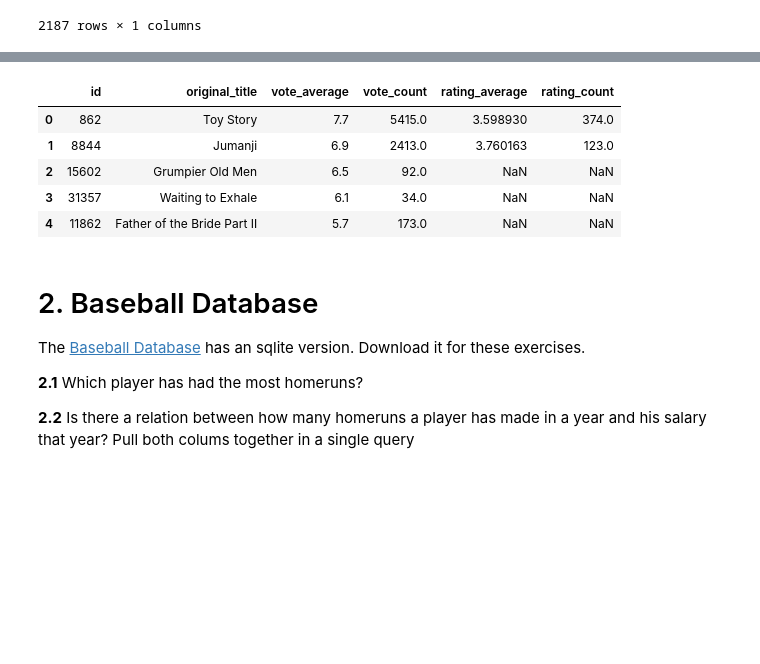
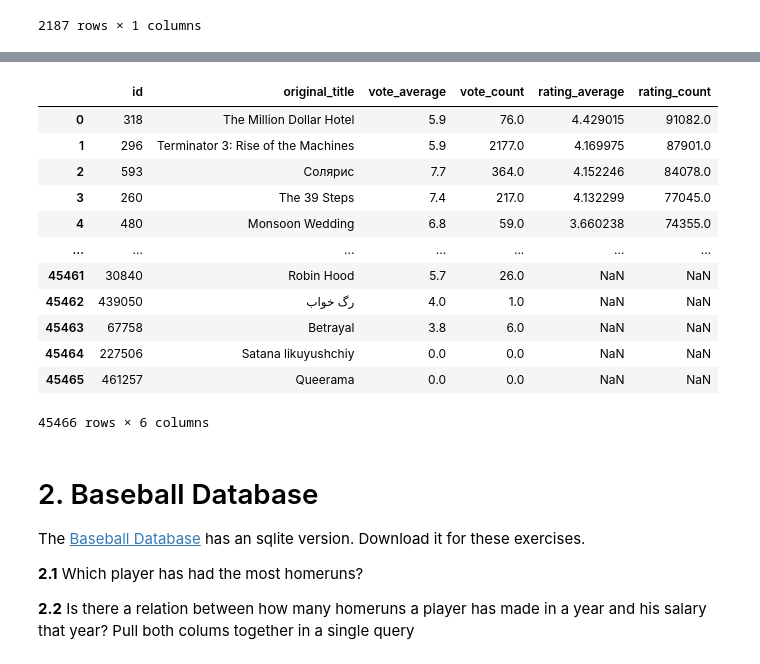
Before and after one commit to cb-ds-1/4-1-sql, a Jupyter notebook: workshop.ipynb, the cells around one changed output, grey strips where cells are left out. Saved outputs shown, nothing was run; the diff lists cells and outputs as text; code cells hidden in the pictures; blank space fills up the shorter version.

```diff
--- a/workshop.ipynb
+++ b/workshop.ipynb
@@ -82,33 +92,40 @@ WHERE original_language = 'en'
 # %%
 # 1.2.3 Left join the average ratings from the `ratings` table onto the `movies_metadata` table
 pd.read_sql("""
 SELECT
     id,
     original_title,
     vote_average,
     vote_count,
     rt.rating_average,
     rt.rating_count
 FROM movies_metadata as mm
 LEFT JOIN (
     SELECT
         --DISTINCT userID,
         movieId,
         AVG(rating) as rating_average,
         COUNT(rating) as rating_count
     FROM ratings
     GROUP BY movieId
 ) as rt
 ON mm.id = rt.movieId
---ORDER BY rating_count DESC
-""", con=conn).head(5)
+ORDER BY rating_count DESC
+""", con=conn)
 # %% [output]
 |  | id | original_title | vote_average | vote_count | rating_average | rating_count |
-| 0 | 862 | Toy Story | 7.7 | 5415.0 | 3.598930 | 374.0 |
-| 1 | 8844 | Jumanji | 6.9 | 2413.0 | 3.760163 | 123.0 |
-| 2 | 15602 | Grumpier Old Men | 6.5 | 92.0 | NaN | NaN |
-| 3 | 31357 | Waiting to Exhale | 6.1 | 34.0 | NaN | NaN |
-| 4 | 11862 | Father of the Bride Part II | 5.7 | 173.0 | NaN | NaN |
+| 0 | 318 | The Million Dollar Hotel | 5.9 | 76.0 | 4.429015 | 91082.0 |
+| 1 | 296 | Terminator 3: Rise of the Machines | 5.9 | 2177.0 | 4.169975 | 87901.0 |
+| 2 | 593 | Солярис | 7.7 | 364.0 | 4.152246 | 84078.0 |
+| 3 | 260 | The 39 Steps | 7.4 | 217.0 | 4.132299 | 77045.0 |
+| 4 | 480 | Monsoon Wedding | 6.8 | 59.0 | 3.660238 | 74355.0 |
+| ... | ... | ... | ... | ... | ... | ... |
+| 45461 | 30840 | Robin Hood | 5.7 | 26.0 | NaN | NaN |
+| 45462 | 439050 | رگ خواب | 4.0 | 1.0 | NaN | NaN |
+| 45463 | 67758 | Betrayal | 3.8 | 6.0 | NaN | NaN |
+| 45464 | 227506 | Satana likuyushchiy | 0.0 | 0.0 | NaN | NaN |
+| 45465 | 461257 | Queerama | 0.0 | 0.0 | NaN | NaN |
+45466 rows × 6 columns
 # %% [markdown]
 # 2. Baseball Database
 
```
Also changed, not shown: parts of 5 cells of this notebook.
